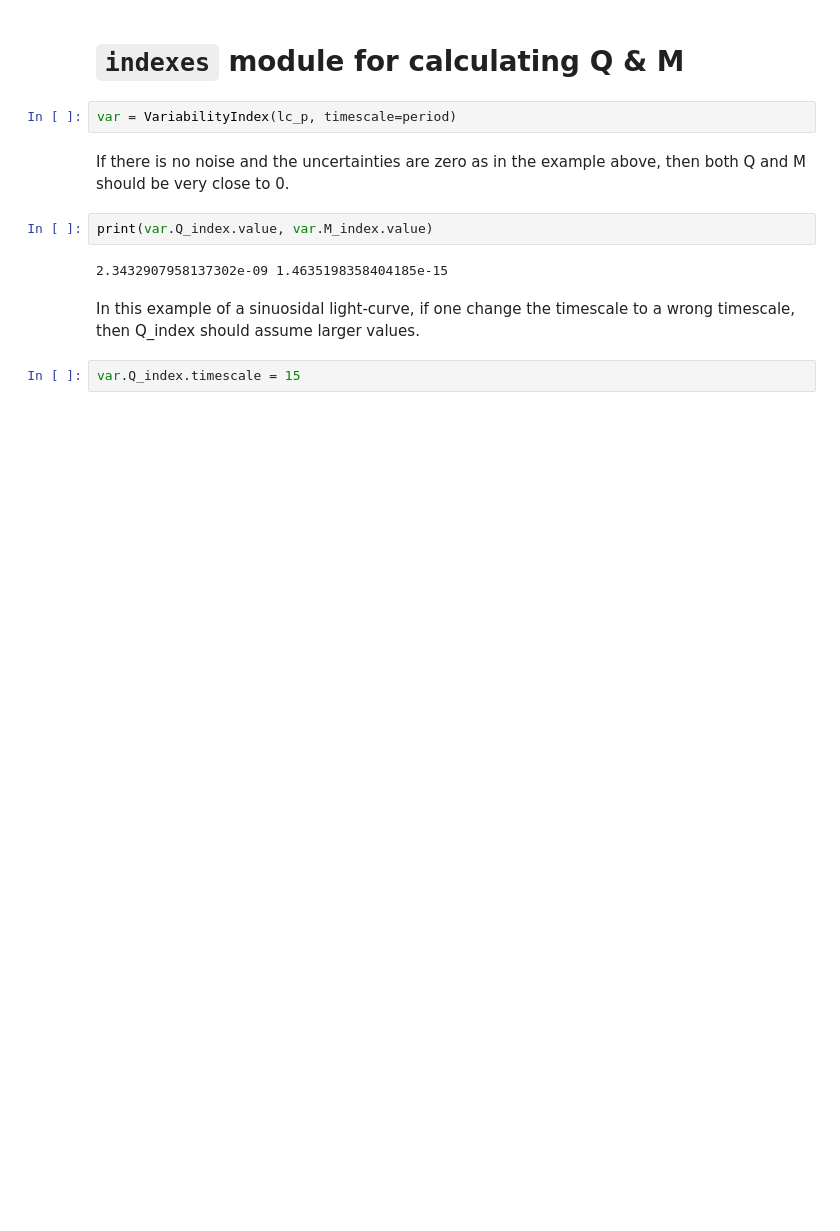
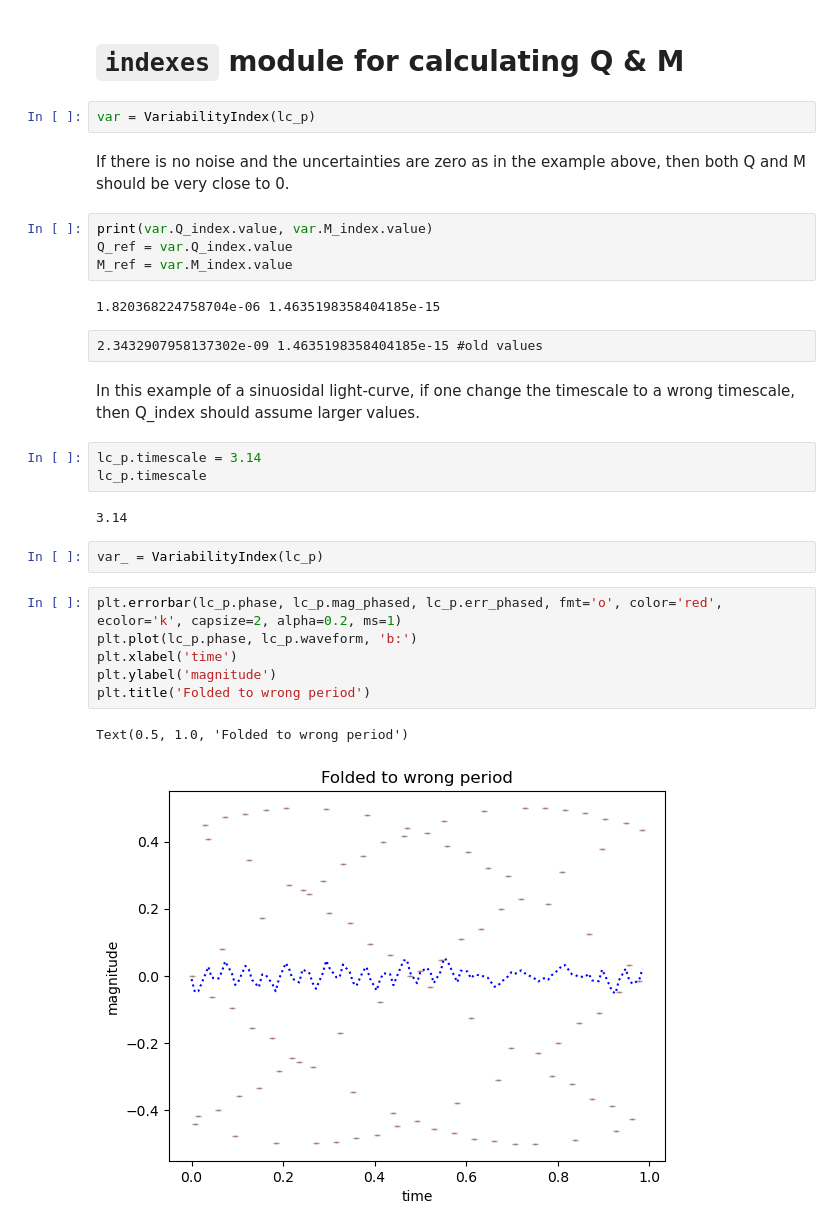
Before and after one commit to juliaroquette/VariabilityIndexes, a Jupyter notebook: jupyter/test.ipynb, the cells around one changed output. Saved outputs shown, nothing was run; the diff lists cells and outputs as text; blank space fills up the shorter version.

```diff
--- a/jupyter/test.ipynb
+++ b/jupyter/test.ipynb
@@ -38,15 +39,33 @@ Text(0, 0.5, 'magnitude')
 # %% [markdown]
 # `indexes` module for calculating Q & M
 # %%
-var = VariabilityIndex(lc_p, timescale=period)
+var = VariabilityIndex(lc_p)
 # %% [markdown]
 If there is no noise and the uncertainties are zero as in the example above, then both Q and M should be very close to 0.
 # %%
 print(var.Q_index.value, var.M_index.value)
+Q_ref = var.Q_index.value
+M_ref = var.M_index.value
 # %% [output]
-2.3432907958137302e-09 1.4635198358404185e-15
+1.820368224758704e-06 1.4635198358404185e-15
+# %% [raw]
+2.3432907958137302e-09 1.4635198358404185e-15 #old values
 # %% [markdown]
 In this example of a sinuosidal light-curve, if one change the timescale to a wrong timescale, then Q_index should assume larger values.
-# %%
-var.Q_index.timescale = 15
+# %%
+lc_p.timescale = 3.14
+lc_p.timescale
+# %% [output]
+3.14
+# %%
+var_ = VariabilityIndex(lc_p)
+# %%
+plt.errorbar(lc_p.phase, lc_p.mag_phased, lc_p.err_phased, fmt='o', color='red', ecolor='k', capsize=2, alpha=0.2, ms=1)
+plt.plot(lc_p.phase, lc_p.waveform, 'b:')
+plt.xlabel('time')
+plt.ylabel('magnitude')
+plt.title('Folded to wrong period')
+# %% [output]
+Text(0.5, 1.0, 'Folded to wrong period')
+[figure, added]
 # %%
```
Also changed, not shown: parts of 6 cells of this notebook.
